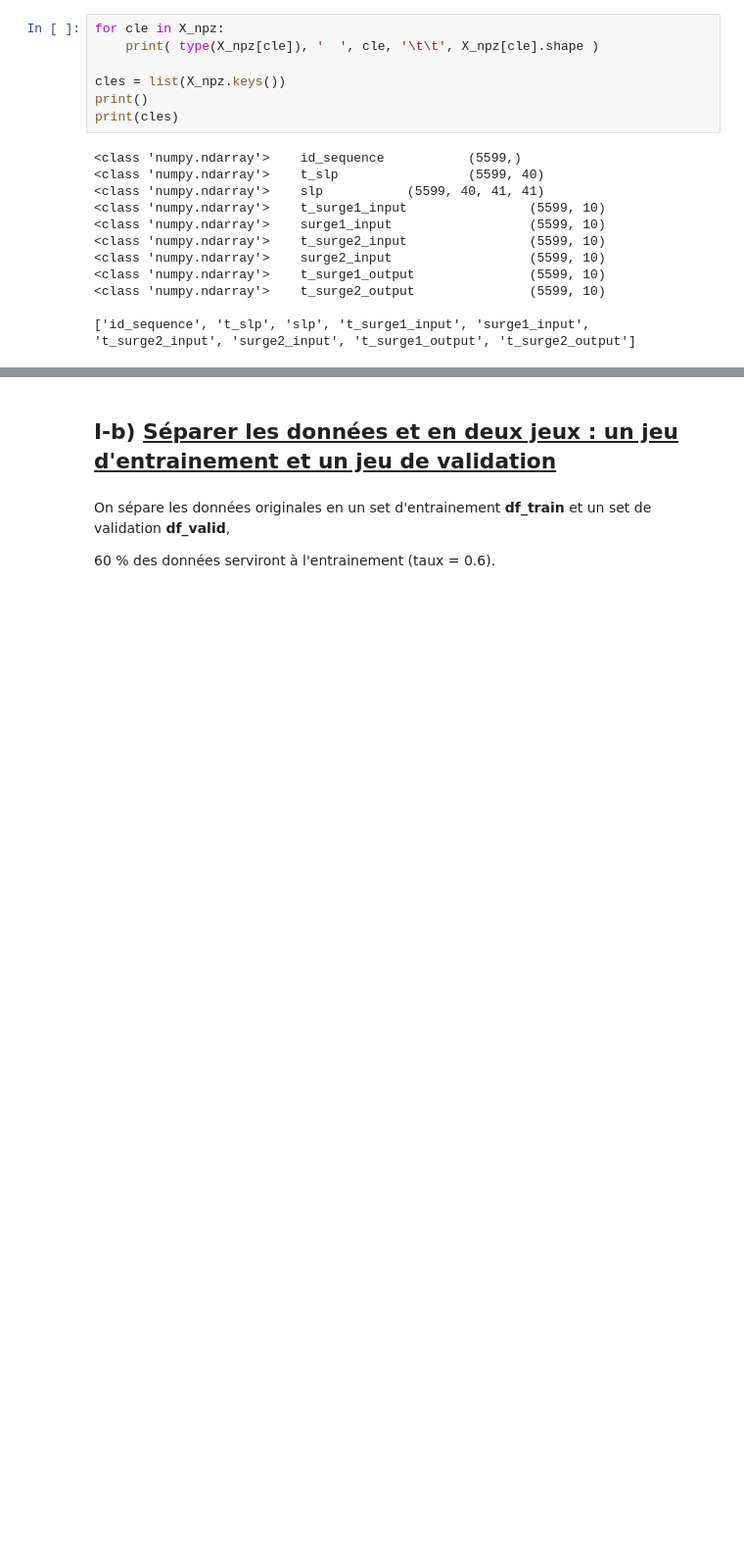
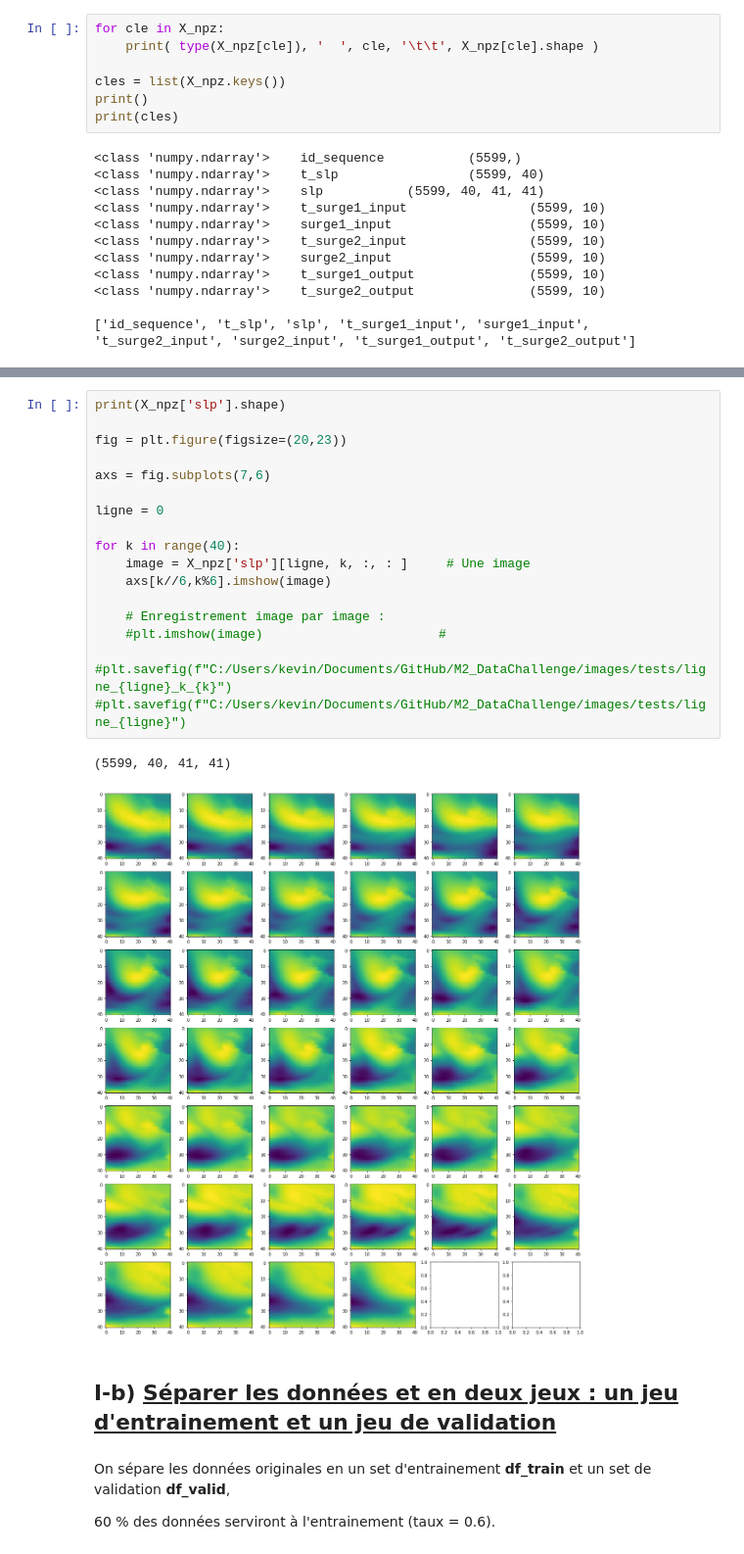
Before and after one commit to kjousselin/M2_DataChallenge, a Jupyter notebook: DataChallenge_etude.ipynb, the cells around one changed output, grey strips where cells are left out. Shown: that part at 98% size. Drawn from its saved outputs; the diff is of its cells as text; blank space fills up the shorter version.

```diff
--- a/DataChallenge_etude.ipynb
+++ b/DataChallenge_etude.ipynb
@@ -89,3 +102,23 @@ print(cles)
+# %%
+print(X_npz['slp'].shape)
+
+fig = plt.figure(figsize=(20,23))
+
+axs = fig.subplots(7,6)
+
+ligne = 0
+
+for k in range(40):
+    image = X_npz['slp'][ligne, k, :, : ]     # Une image
+    axs[k//6,k%6].imshow(image)
+
+    # Enregistrement image par image :
+    #plt.imshow(image)                       #
+    #plt.savefig(f"C:/Users/kevin/Documents/GitHub/M2_DataChallenge/images/tests/ligne_{ligne}_k_{k}")
+#plt.savefig(f"C:/Users/kevin/Documents/GitHub/M2_DataChallenge/images/tests/ligne_{ligne}")
+# %% [output]
+(5599, 40, 41, 41)
+[figure, added]
 # %% [markdown]
 ## I-b) <u>Séparer les données et en deux jeux : un jeu d'entrainement et un jeu de validation</u>
 # %% [markdown]
```
Also changed, not shown: parts of 1 cell of this notebook, 4 other files.
